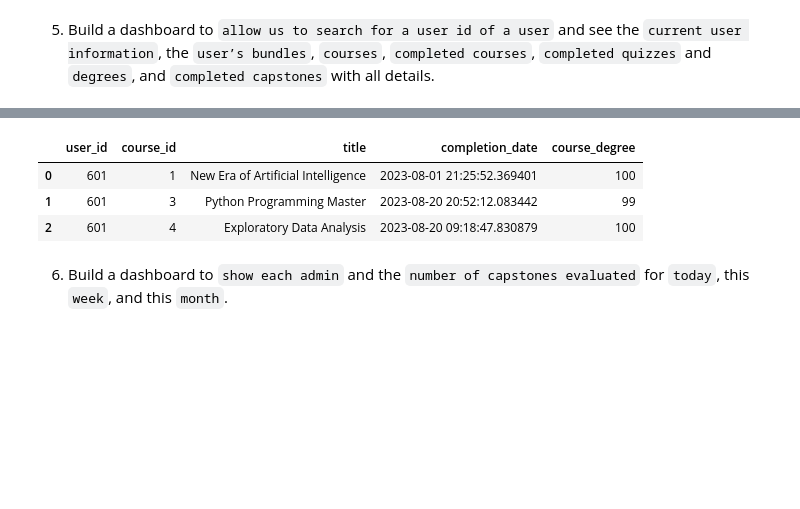
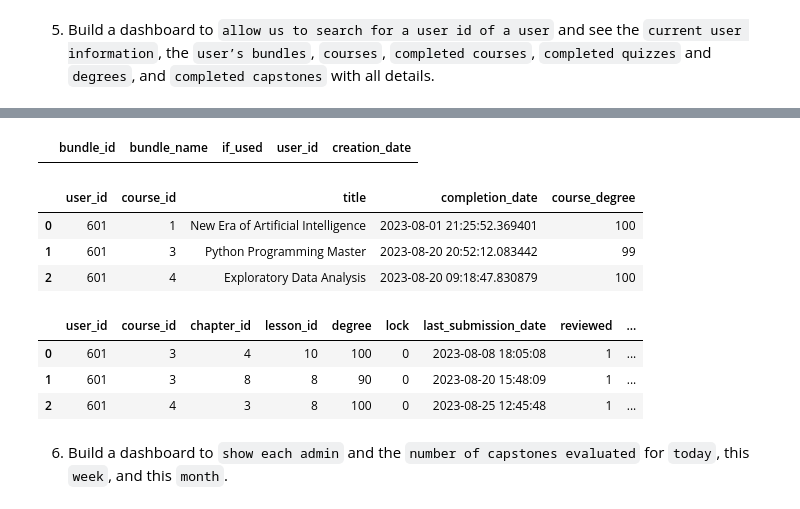
Before and after one commit to elsayedelmandoh/dashboard_ElectroPI, a Jupyter notebook: dashboard.ipynb, the cells around one changed output, grey strips where cells are left out. Cells and saved outputs as stored; diff of their text form; code cells hidden in the pictures; blank space fills up the shorter version.

```diff
--- a/dashboard.ipynb
+++ b/dashboard.ipynb
@@ -644 +629,7 @@ completed_courses_count_all
+# %%
+query_user_bundles = f"SELECT * FROM bundles WHERE user_id = {user_id_search} AND creation_date BETWEEN '{start_date}' AND '{end_date}';"
+user_bundles = get_data(query_user_bundles)
+user_bundles.head()
+# %% [output]
+|  | bundle_id | bundle_name | if_used | user_id | creation_date |
 # %%
@@ -656,6 +646,15 @@ user_courses
 | 0 | 601 | 1 | New Era of Artificial Intelligence | 2023-08-01 21:25:52.369401 | 100 |
 | 1 | 601 | 3 | Python Programming Master | 2023-08-20 20:52:12.083442 | 99 |
 | 2 | 601 | 4 | Exploratory Data Analysis | 2023-08-20 09:18:47.830879 | 100 |
+# %%
+query_user_completed_capstones = f"SELECT * FROM capstones WHERE user_id = {user_id_search} AND last_submission_date BETWEEN '{start_date}' AND '{end_date}';"
+user_completed_capstones = get_data(query_user_completed_capstones)
+user_completed_capstones.head()
+# %% [output]
+|  | user_id | course_id | chapter_id | lesson_id | degree | lock | last_submission_date | reviewed | ... |
+| 0 | 601 | 3 | 4 | 10 | 100 | 0 | 2023-08-08 18:05:08 | 1 | ... |
+| 1 | 601 | 3 | 8 | 8 | 90 | 0 | 2023-08-20 15:48:09 | 1 | ... |
+| 2 | 601 | 4 | 3 | 8 | 100 | 0 | 2023-08-25 12:45:48 | 1 | ... |
 # %% [markdown]
 6. Build a dashboard to `show each admin` and the `number of capstones evaluated` for `today`, this `week`, and this `month`.
 # %%
```
Also changed, not shown: parts of 31 cells of this notebook, 1 other file.
